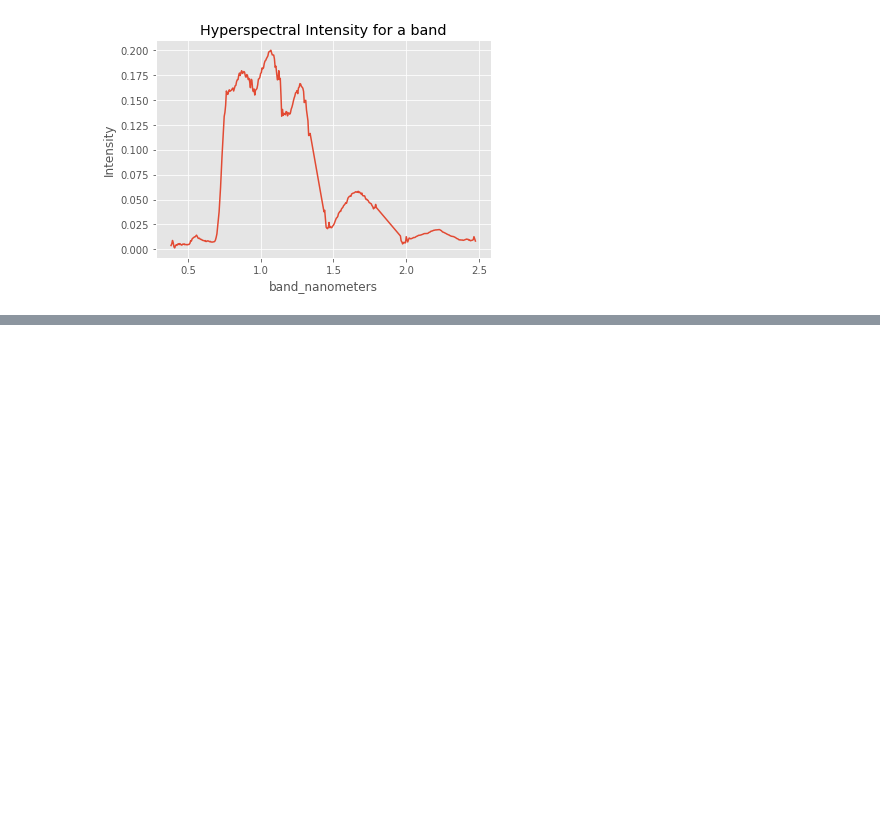
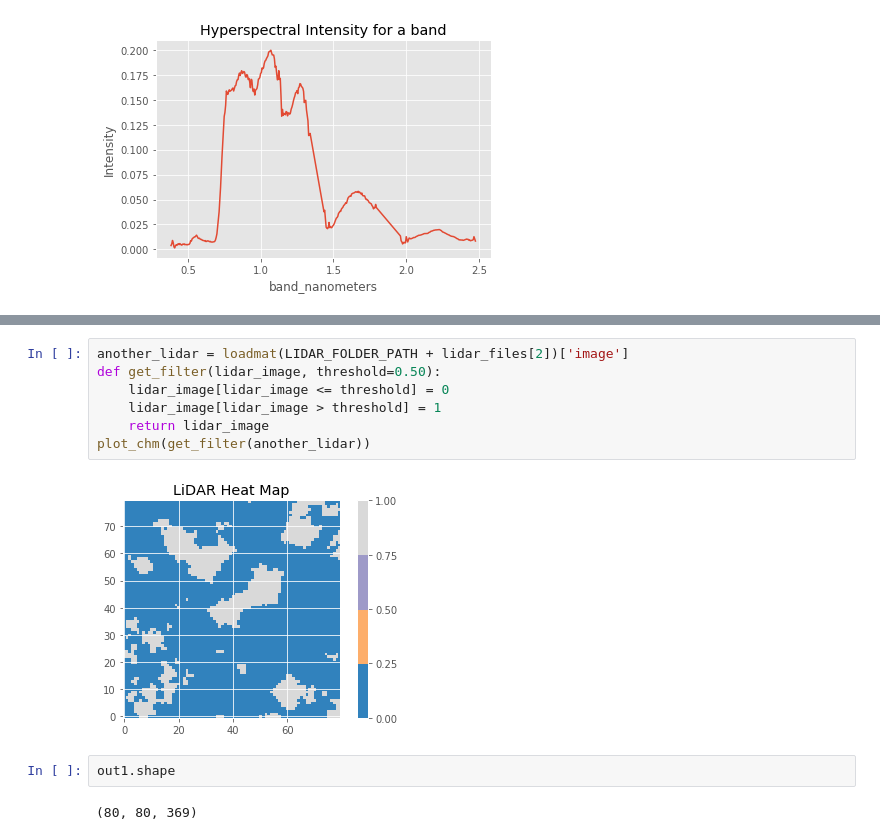
Before and after one commit to rachit-ranjan16/CrownSeg, a Jupyter notebook: Segmentation through Clustering.ipynb, the cells around one changed output, grey strips where cells are left out. Saved outputs shown, nothing was run; the diff lists cells and outputs as text; blank space fills up the shorter version.

```diff
--- a/Segmentation through Clustering.ipynb
+++ b/Segmentation through Clustering.ipynb
@@ -368,0 +384,13 @@ plot_hyper_bands(another_image, 40,25)
+# %%
+another_lidar = loadmat(LIDAR_FOLDER_PATH + lidar_files[2])['image']
+def get_filter(lidar_image, threshold=0.50):
+    lidar_image[lidar_image <= threshold] = 0
+    lidar_image[lidar_image > threshold] = 1
+    return lidar_image
+plot_chm(get_filter(another_lidar))
+# %% [output]
+[figure, added]
+# %%
+out1.shape
+# %% [output]
+(80, 80, 369)
```
Also changed, not shown: parts of 20 cells of this notebook.
